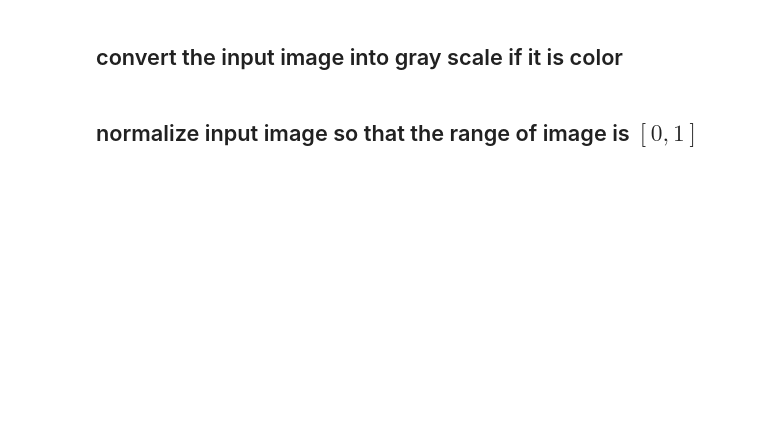
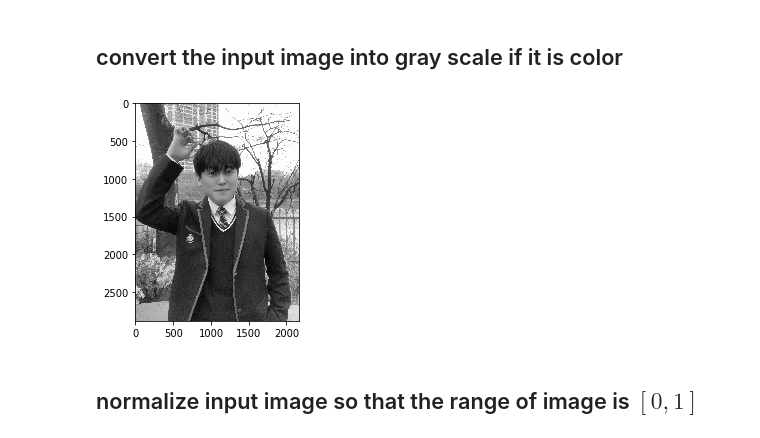
Before and after one commit to jeong5575/assginment-machine-learning, a Jupyter notebook: assignment_03_assignment_03_1.ipynb, the cells around one changed output. Saved outputs shown, nothing was run; the diff lists cells and outputs as text; code cells hidden in the pictures; blank space fills up the shorter version.

```diff
--- a/assignment_03_assignment_03_1.ipynb
+++ b/assignment_03_assignment_03_1.ipynb
@@ -23,7 +24,20 @@ print( )
 # %% [markdown]
 ## convert the input image into gray scale if it is color
-# %%
-if I.shape[2] == 3:
-    I =
+# %%
+
+def rgb2gray(rgb):
+
+    r, g, b = rgb[:,:,0], rgb[:,:,1], rgb[:,:,2]
+    gray = 0.2989 * r + 0.5870 * g + 0.1140 * b
+
+    return gray
+
+if I.shape[2] == 3:
+    I = rgb2gray(I)
+
+plt.imshow(I, cmap='gray', vmin = 0, vmax = 255)
+plt.show()
+# %% [output]
+[figure, added]
 # %% [markdown]
 ## normalize input image so that the range of image is $[0, 1]$
```
Also changed, not shown: parts of 5 cells of this notebook.
